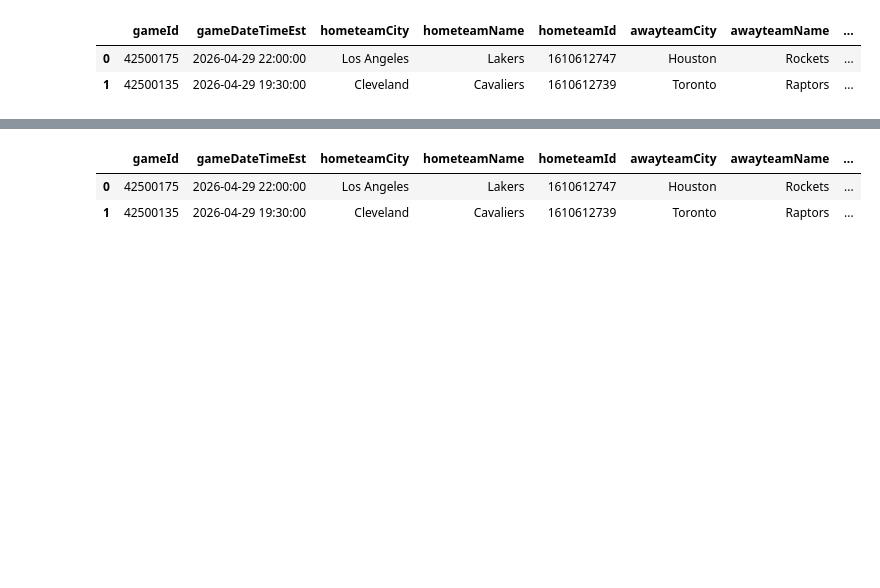
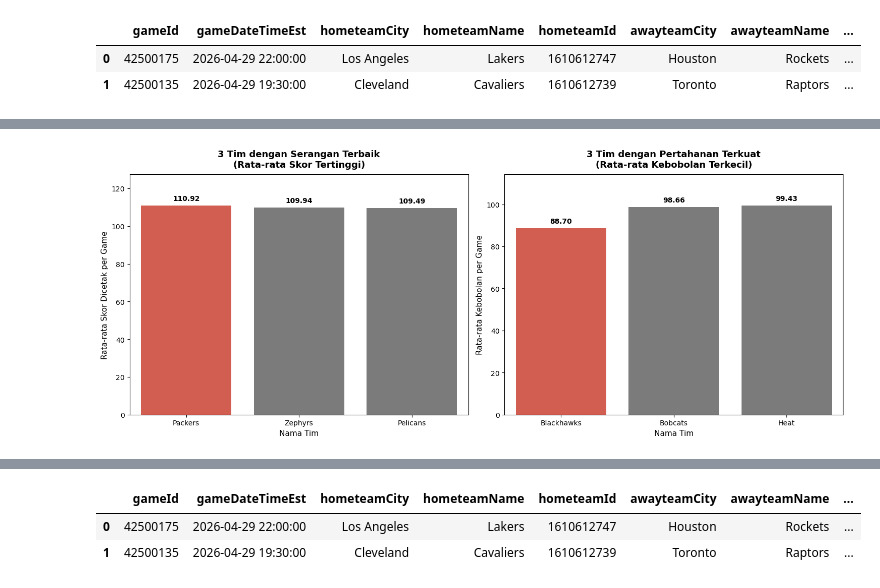
Before and after one commit to HafidzAfrieno/Project-Data-Analyst-Part-1, a Jupyter notebook: nba_player_analyst.ipynb, the cells around one changed output, grey strips where cells are left out. Cells and saved outputs as stored; diff of their text form; code cells hidden in the pictures; blank space fills up the shorter version.

```diff
--- a/nba_player_analyst.ipynb
+++ b/nba_player_analyst.ipynb
@@ -699,16 +709,83 @@ df.head(2)
 # %%
 #soal nomor 2
 # 2. Hitung rata-rata skor yang dicetak (points scored) dan rata-rata kebobolan (points allowed) untuk setiap tim di sepanjang dataset. Tampilkan 3 tim dengan produktivitas serangan terbaik dan 3 tim dengan pertahanan terkuat.
-data = df[['hometeamName','awayteamName','homeScore','awayScore']].copy()
-home_allowed = data.groupby('hometeamName').agg(allowed_score=('awayScore','sum')).reset_index()
-away_allowed = data.groupby('awayteamName').agg(allowed_score=('homeScore','sum')).reset_index()
-#ubah nama colom
-home_allowed = home_allowed.rename(columns={'hometeamName':'Team'})
-away_allowed = away_allowed.rename(columns={'awayteamName':'Team'})
+# 1. Siapkan data dasar
+data = df[['hometeamName', 'awayteamName', 'homeScore', 'awayScore']].copy()
 
-total_allowed = pd.merge(home_allowed,away_allowed,on='Team')
-total_allowed['total_allowed'] = total_allowed['allowed_score_x'] + total_allowed['allowed_score_y']
+# --- BAGIAN A: HITUNG TOTAL POIN & PERTANDINGAN HOME ---
+home_stats = data.groupby('hometeamName').agg(
+    home_scored=('homeScore', 'sum'),
+    home_allowed=('awayScore', 'sum'),
+    home_games=('homeScore', 'count')
+).reset_index().rename(columns={'hometeamName': 'Team'})
 
-minim_allowed = total_allowed.sort_values(by='total_allowed',ascending=True).reset_index(drop=True).head(5)
-minim_allowed
+# --- BAGIAN B: HITUNG TOTAL POIN & PERTANDINGAN AWAY ---
+away_stats = data.groupby('awayteamName').agg(
+    away_scored=('awayScore', 'sum'),
+    away_allowed=('homeScore', 'sum'),
+    away_games=('awayScore', 'count')
+).reset_index().rename(columns={'awayteamName': 'Team'})
+
+# --- BAGIAN C: GABUNGKAN & HITUNG RATA-RATA ---
+total_stats = pd.merge(home_stats, away_stats, on='Team')
+
+# Total pertandingan, skor, dan kebobolan
+total_stats['total_games'] = total_stats['home_games'] + total_stats['away_games']
+total_stats['total_scored'] = total_stats['home_scored'] + total_stats['away_scored']
+total_stats['total_allowed'] = total_stats['home_allowed'] + total_stats['away_allowed']
+
+# Hitung Rata-rata (Sesuai Permintaan Soal)
+total_stats['avg_scored'] = (total_stats['total_scored'] / total_stats['total_games']).round(2)
+total_stats['avg_allowed'] = (total_stats['total_allowed'] / total_stats['total_games']).round(2)
+
+# --- BAGIAN D: TAMPILKAN HASIL SESUAI PERTANYAAN ---
+
+# 3 Tim dengan Produktivitas Serangan Terbaik (Rata-rata Skor Tertinggi)
+top3_attack = total_stats.sort_values(by='avg_scored', ascending=False)[['Team', 'avg_scored']].head(3).reset_index(drop=True)
+
+# 3 Tim dengan Pertahanan Terkuat (Rata-rata Kebobolan Terkecil)
+top3_defense = total_stats.sort_values(by='avg_allowed', ascending=True)[['Team', 'avg_allowed']].head(3).reset_index(drop=True)
+
+
+# --- BAGIAN VISUALISASI ---
+# 1. Tentukan tim terbaik untuk highlight warna
+best_attack_team = top3_attack.loc[top3_attack['avg_scored'].idxmax()]
+best_defense_team = top3_defense.loc[top3_defense['avg_allowed'].idxmin()] # Nilai kebobolan terkecil adalah yang terbaik
+
+# 2. Atur skema warna kondisional
+colors_attack = ['#e74c3c' if (x == best_attack_team['avg_scored']) else "#7b7b7b" for x in top3_attack['avg_scored']]
+colors_defense = ['#e74c3c' if (x == best_defense_team['avg_allowed']) else "#7b7b7b" for x in top3_defense['avg_allowed']]
+
+# 3. Membuat kontainer grafik berdampingan (1 baris, 2 kolom)
+fig, axes = plt.subplots(1, 2, figsize=(15, 6))
+
+# --- GRAFIK 1: PRODUKTIVITAS SERANGAN (KIRI) ---
+ax1 = sns.barplot(ax=axes[0], data=top3_attack, x='Team', y='avg_scored', hue='Team', palette=colors_attack, legend=False)
+axes[0].set_title("3 Tim dengan Serangan Terbaik\n(Rata-rata Skor Tertinggi)", fontsize=13, fontweight='bold', pad=10)
+axes[0].set_xlabel("Nama Tim", fontsize=11)
+axes[0].set_ylabel("Rata-rata Skor Dicetak per Game", fontsize=11)
+axes[0].set_ylim(0, top3_attack['avg_scored'].max() * 1.15)
+
+# Teks angka di atas batang serangan
+for p in ax1.patches:
+    height = p.get_height()
+    ax1.annotate(f'{height:.2f}', xy=(p.get_x() + p.get_width() / 2, height),
+                 xytext=(0, 5), textcoords="offset points", ha='center', va='bottom', fontweight='bold')
+
+# --- GRAFIK 2: PERTAHANAN TERKUAT (KANAN) ---
+ax2 = sns.barplot(ax=axes[1], data=top3_defense, x='Team', y='avg_allowed', hue='Team', palette=colors_defense, legend=False)
+axes[1].set_title("3 Tim dengan Pertahanan Terkuat\n(Rata-rata Kebobolan Terkecil)", fontsize=13, fontweight='bold', pad=10)
+axes[1].set_xlabel("Nama Tim", fontsize=11)
+axes[1].set_ylabel("Rata-rata Kebobolan per Game", fontsize=11)
+axes[1].set_ylim(0, top3_defense['avg_allowed'].max() * 1.15)
+
+# Teks angka di atas batang pertahanan
+for p in ax2.patches:
+    height = p.get_height()
+    ax2.annotate(f'{height:.2f}', xy=(p.get_x() + p.get_width() / 2, height),
+                 xytext=(0, 5), textcoords="offset points", ha='center', va='bottom', fontweight='bold')
+
+# Merapikan tata letak grafik
+plt.tight_layout()
+plt.show()
 # %% [output]
@@ -720,0 +792 @@ minim_allowed
+[figure, added]
```
Also changed, not shown: parts of 5 cells of this notebook.
